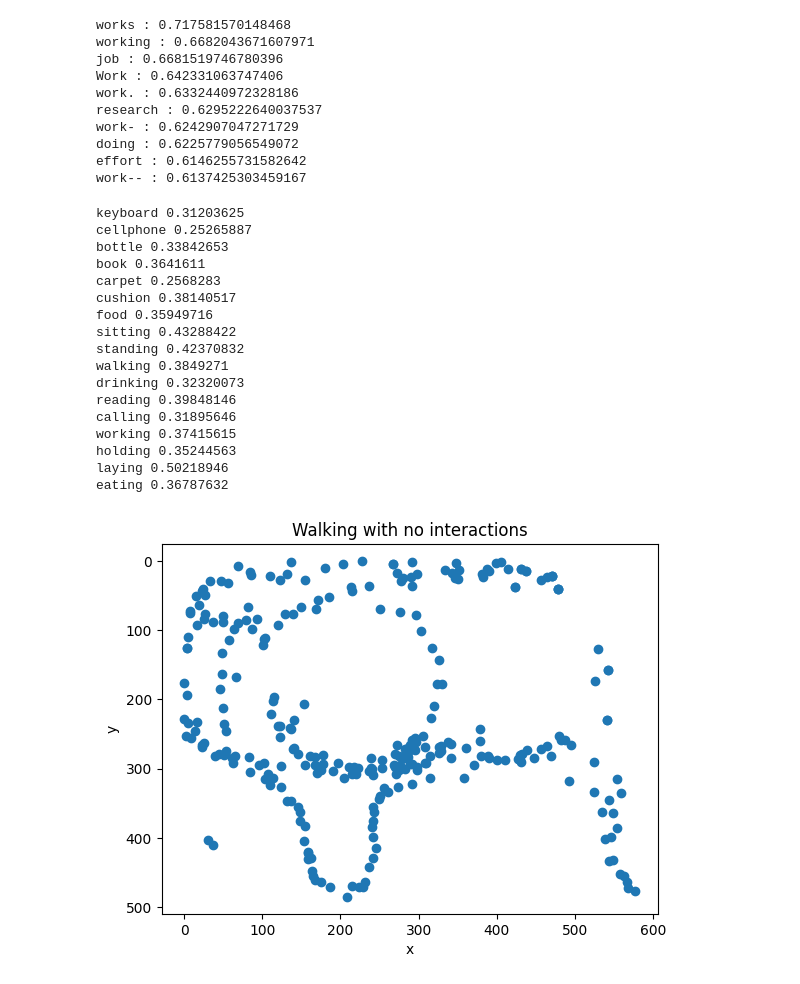
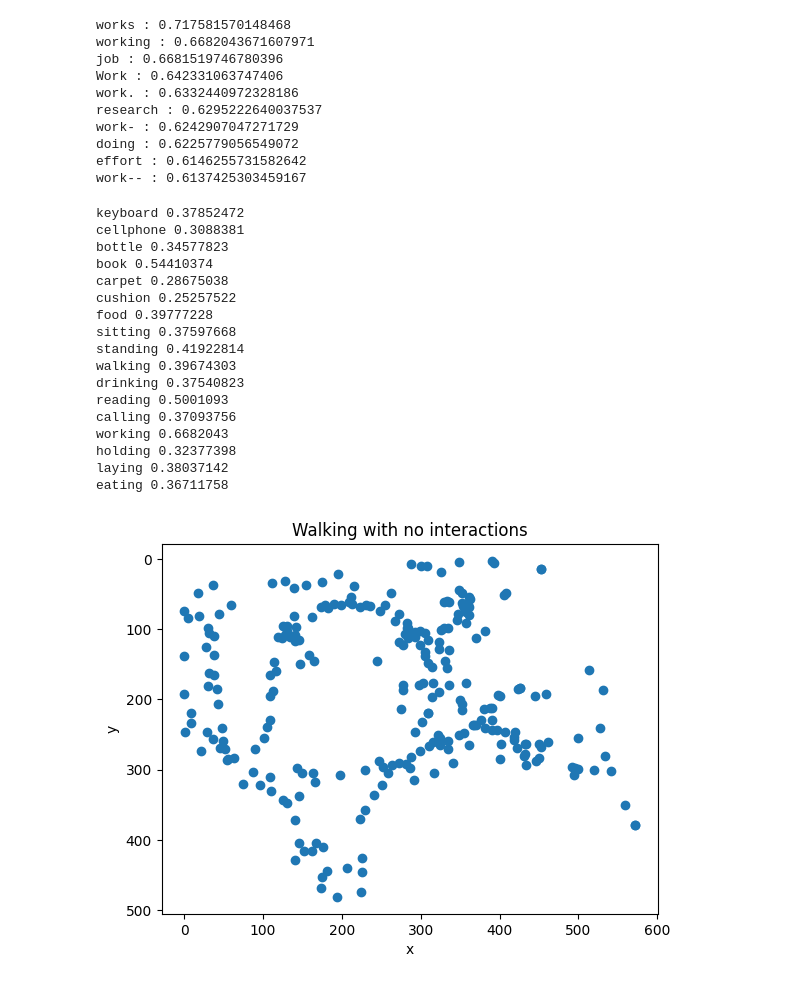
Before and after one commit to ozaki-hr8/-Space-Utilization-Analysis, a Jupyter notebook: cluster copy.ipynb, the cells around one changed output. Cells and saved outputs as stored; diff of their text form; code cells hidden in the pictures.

```diff
--- a/cluster copy.ipynb
+++ b/cluster copy.ipynb
@@ -305,45 +328,45 @@ work-- : 0.6137425303459167
 # %%
 wordsList = ["keyboard", "cellphone", "bottle", "book", "carpet", "cushion", "food", "sitting", "standing", "walking", "drinking", "reading", "calling", "working", "holding", "laying", "eating"]
 for words in wordsList:
-    print(f'{words}',model.similarity('rest', f'{words}'))
+    print(f'{words}',model.similarity('work', f'{words}'))
 # %% [output]
-keyboard 0.31203625
-cellphone 0.25265887
-bottle 0.33842653
-book 0.3641611
-carpet 0.2568283
-cushion 0.38140517
-food 0.35949716
-sitting 0.43288422
-standing 0.42370832
-walking 0.3849271
-drinking 0.32320073
-reading 0.39848146
-calling 0.31895646
-working 0.37415615
-holding 0.35244563
-laying 0.50218946
-eating 0.36787632
+keyboard 0.37852472
+cellphone 0.3088381
+bottle 0.34577823
+book 0.54410374
+carpet 0.28675038
+cushion 0.25257522
+food 0.39777228
+sitting 0.37597668
+standing 0.41922814
+walking 0.39674303
+drinking 0.37540823
+reading 0.5001093
+calling 0.37093756
+working 0.6682043
+holding 0.32377398
+laying 0.38037142
+eating 0.36711758
 # %%
 import pandas as pd
 import matplotlib.pyplot as plt
 
 # CSVファイルを読み込む
-df = pd.read_csv('0705_1.csv')
+df = pd.read_csv(f'{inputfile}')
 
 # 条件に合致する行を抽出する
 filtered_df = df[(df['action'] == 'walking') & (df['interactions'] == 'none')]
 
 # x列とy列を取得
 x_values = filtered_df['x']
 y_values = filtered_df['y']
 
 # プロット
 plt.scatter(x_values, y_values)
 plt.gca().invert_yaxis()  # y軸を反転する
 plt.xlabel('x')
 plt.ylabel('y')
 plt.title('Walking with no interactions')
 plt.show()
 # %% [output]
-[figure, old version]
+[figure, new version]
```
Also changed, not shown: parts of 13 cells of this notebook, 5 other files.
